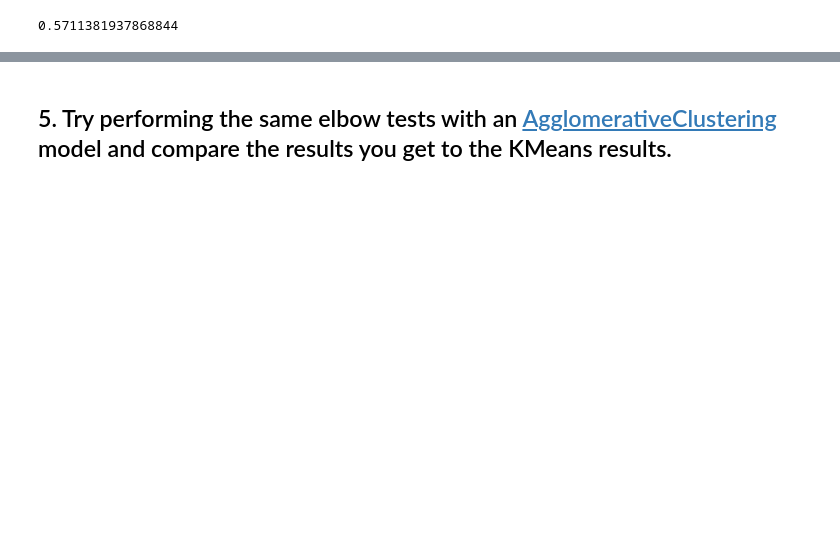
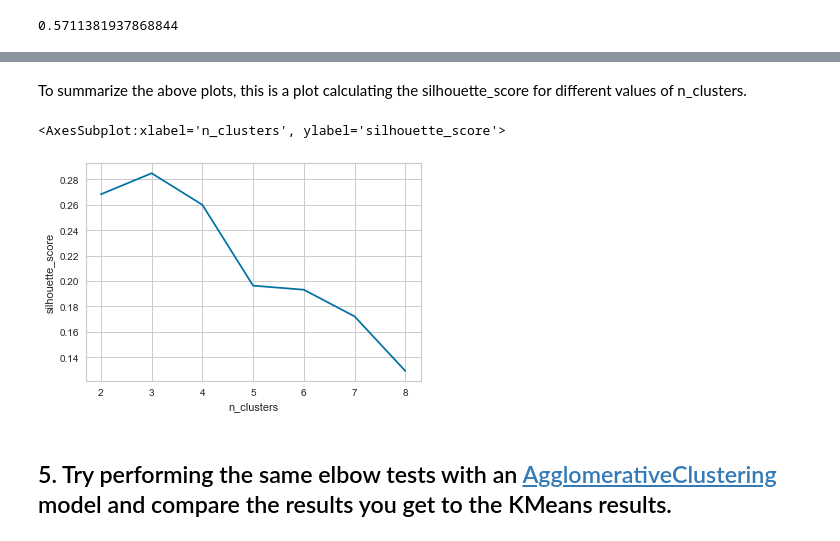
Before and after one commit to Ironhack-Data-Madrid-Febrero-2021/lab-unsupervised-learning-evaluation, a Jupyter notebook: your-code/main.ipynb, the cells around one changed output, grey strips where cells are left out. Saved outputs shown, nothing was run; the diff lists cells and outputs as text; code cells hidden in the pictures; blank space fills up the shorter version.

```diff
--- a/your-code/main.ipynb
+++ b/your-code/main.ipynb
@@ -165,0 +346,8 @@ avg_score
+# %%
+silhouette = []
+for n_clusters in range(2,9):
+    clusterer = KMeans(n_clusters=n_clusters)
+    preds = clusterer.fit_predict(scaled_data)
+    score = silhouette_score(scaled_data, preds)
+    silhouette.append(score)
+    print("For n_clusters = {}, silhouette score is {})".format(n_clusters, score))
@@ -166,2 +362,11 @@ avg_score
+# %% [markdown]
+To summarize the above plots, this is a plot calculating the silhouette_score for different values of n_clusters.
+# %%
+n_clusters = [x for x in range(2,9)]
+df_silhouette = pd.DataFrame({'n_clusters':n_clusters,'silhouette_score':silhouette})
+sns.lineplot(data=df_silhouette, x="n_clusters", y="silhouette_score")
+# %% [output]
+<AxesSubplot:xlabel='n_clusters', ylabel='silhouette_score'>
+[figure, added]
 # %% [markdown]
 ## 5. Try performing the same elbow tests with an [AgglomerativeClustering](https://scikit-learn.org/stable/modules/generated/sklearn.cluster.AgglomerativeClustering.html) model and compare the results you get to the KMeans results.
```
Also changed, not shown: parts of 31 cells of this notebook.
